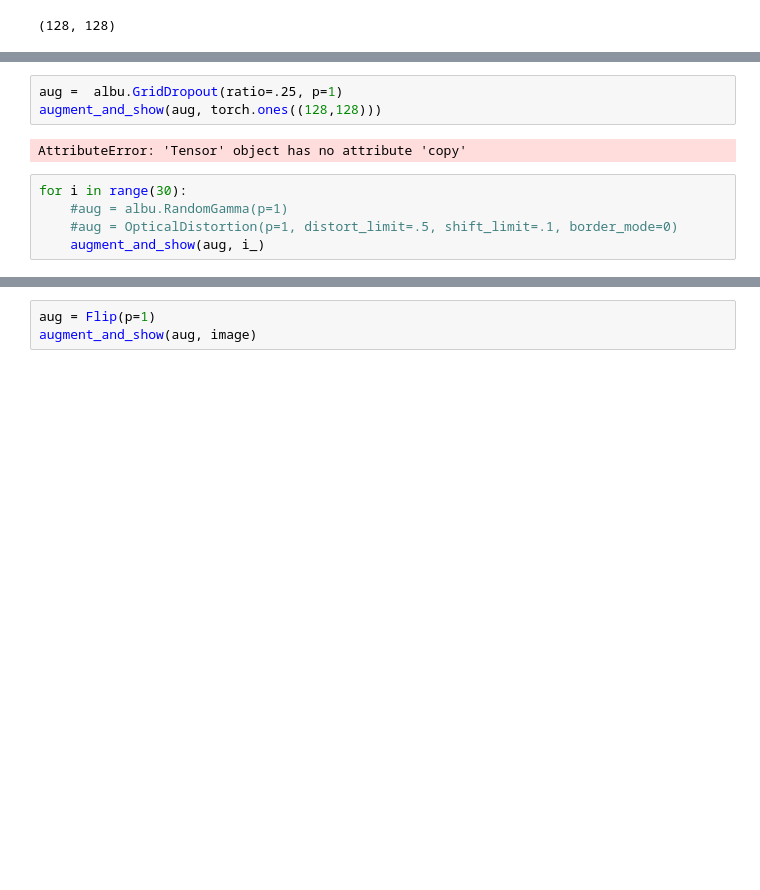
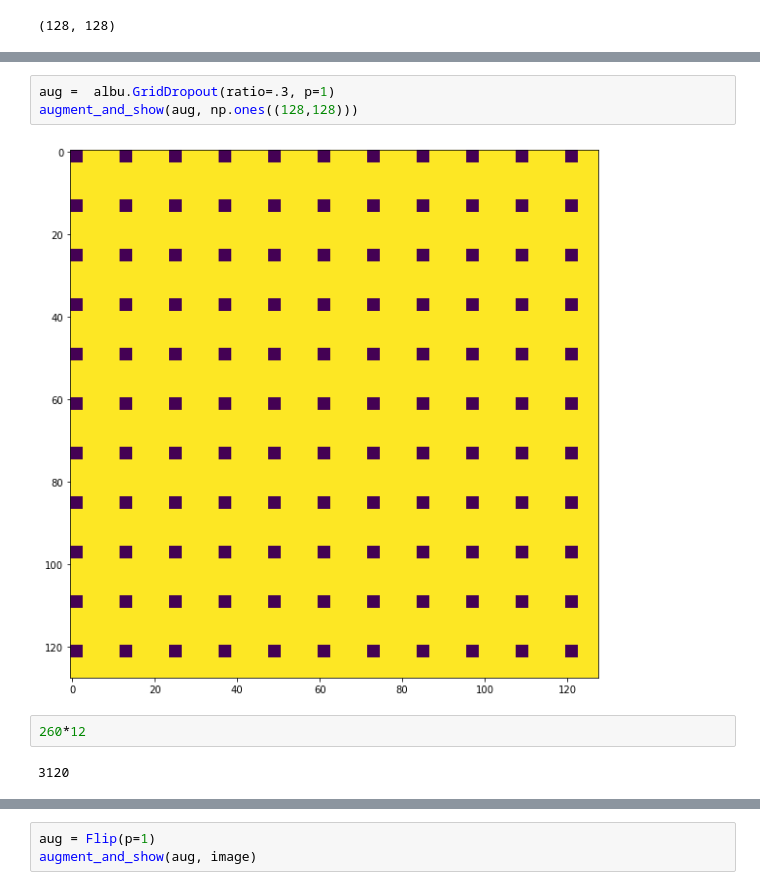
Before and after one commit to Dmitrsl/bengali, a Jupyter notebook: bengali_albu.ipynb, the cells around one changed output, grey strips where cells are left out. Saved outputs shown, nothing was run; the diff lists cells and outputs as text; blank space fills up the shorter version.

```diff
--- a/bengali_albu.ipynb
+++ b/bengali_albu.ipynb
@@ -219,13 +239,12 @@ Wall time: 10.7 µs
 # %%
-aug =  albu.GridDropout(ratio=.25, p=1)
-augment_and_show(aug, torch.ones((128,128)))
+aug =  albu.GridDropout(ratio=.3, p=1)
+augment_and_show(aug, np.ones((128,128)))
 # %% [output]
-AttributeError: 'Tensor' object has no attribute 'copy'
+[figure, added]
-# %%
-for i in range(30):
-    #aug = albu.RandomGamma(p=1)
-    #aug = OpticalDistortion(p=1, distort_limit=.5, shift_limit=.1, border_mode=0)
-    augment_and_show(aug, i_)
+# %%
+260*12
+# %% [output]
+3120
 # %%
 aug = Blur(blur_limit=3, p=1)
     #aug = OpticalDistortion(p=1, distort_limit=.5, shift_limit=.1, border_mode=0)
```
Also changed, not shown: parts of 4 cells of this notebook, 4 other files.
